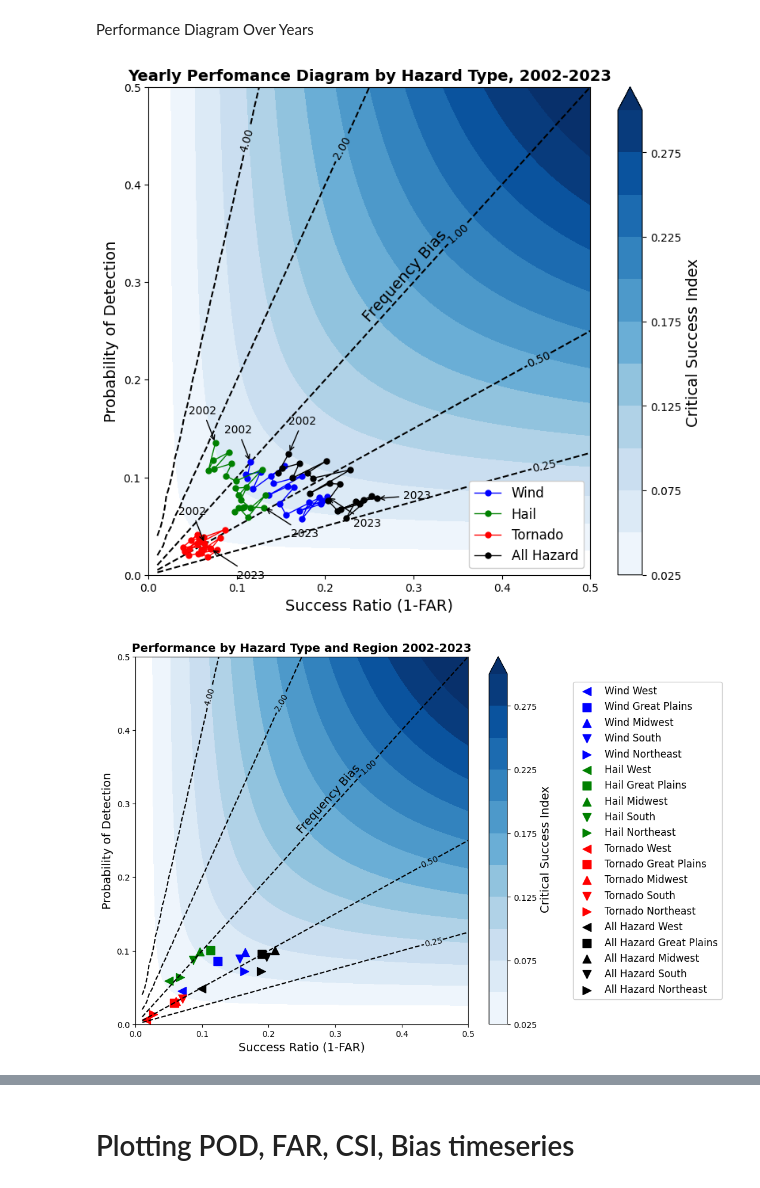
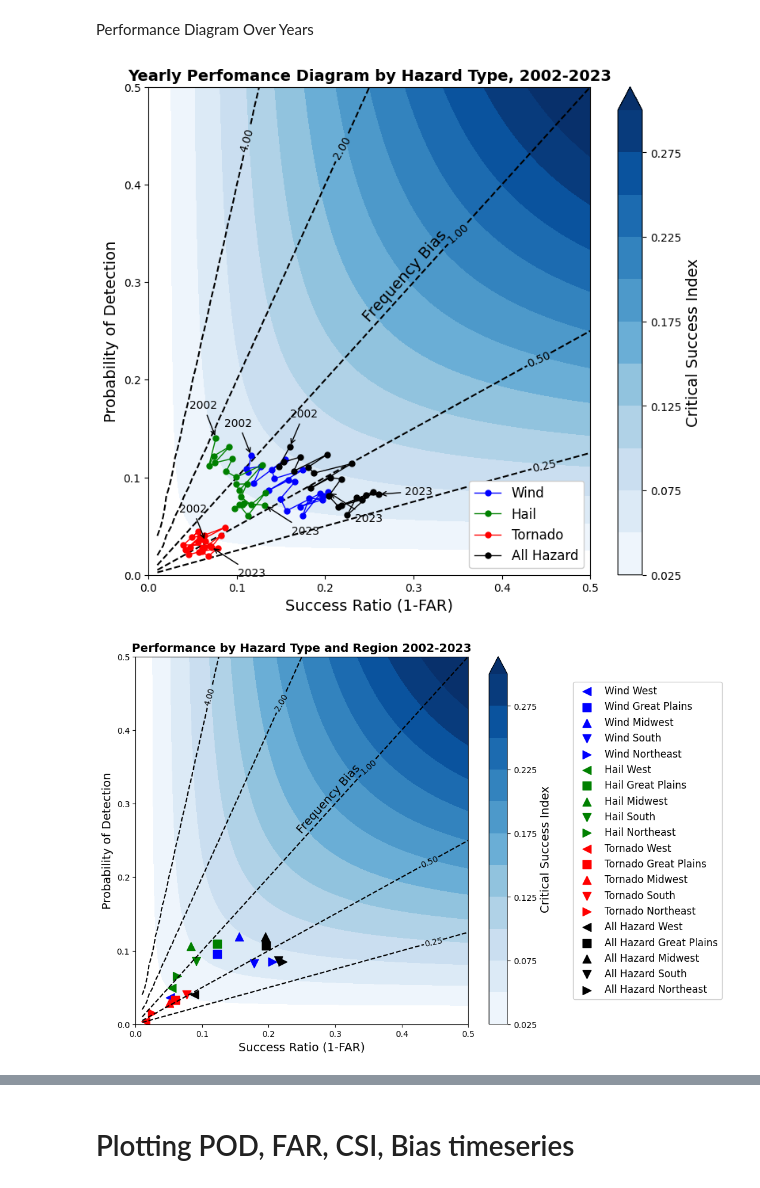
Before and after one commit to milesepstein13/severe-thunderstorm-analysis, a Jupyter notebook: create_performance_diagrams.ipynb, the cells around one changed output, grey strips where cells are left out. Drawn from its saved outputs; the diff is of its cells as text; code cells hidden in the pictures.

Commit message:
limited contingency domain to CONUS for performance diagrams and subset regional PD by region of points, not day

```diff
--- a/create_performance_diagrams.ipynb
+++ b/create_performance_diagrams.ipynb
@@ -7,2 +66,2 @@ from utils_filter import *
 # %%
-contingencies = xr.load_dataset('data/contingency/contingency.nc')
+contingencies = xr.load_dataset('data/contingency/contingency_regions.nc')
@@ -12,6 +87,3 @@ pph = xr.load_dataset('data/pph/labelled_pph.nc')
 missing_dates = ['200204190000', '200204200000', '200204210000', '200204250000', '200205060000', '200205250000', '200207310000', '200208130000', '200208300000', '200211090000', '200212230000', '200302030000', '200303250000', '200304140000', '200304150000', '200304160000', '200305100000', '200306250000', '200306280000', '200307270000', '200307280000', '200309030000', '200312280000', '200404020000', '200404140000', '200405230000', '200408090000', '200410140000', '200503300000', '200506060000', '200508030000', '200701040000', '200905280000', '201105210000', '202005240000', '202106130000']
 pph = pph.sel(time=~pph['time'].isin(missing_dates))
 contingencies = contingencies.sel(time=~contingencies['time'].isin(missing_dates))
-# %%
-pph = xr.load_dataset('data/pph/labelled_pph.nc')
-pph['MAX_CAT'][pph['MAX_CAT'].isin(['MDT', 'HIGH'])][631:]
@@ -160,7 +214,7 @@ def QROC(q1s, q0s, obj_labels, colors, markers, filename = '', save = False, sho
         plt.show()
 # %%
 day3_dates = pph['time'][pph['time'] >= '200203300000']
-contingencies = contingencies.sel(time = day3_dates)
+contingencies = contingencies.sel(time = day3_dates, region = 'CONUS')
 pph = pph.sel(time = day3_dates)
 mdt_dates = pph['time'][pph['MAX_CAT'].isin(['MDT', 'HIGH'])]
 mdt_contingencies = contingencies.sel(time = mdt_dates)
@@ -306,37 +360,42 @@ for hazard in hazard_types:
     fars.append(year_contingencies['far'].sel(hazard = hazard, time=(year_contingencies.time.dt.month == 6) & (year_contingencies.time.dt.day == 1)))
 performance_diagram(pods, fars, hazard_types, ['blue', 'green', 'red', 'black'], ['o', 'o', 'o', 'o'], points = False, show = False, save = True, title = 'Yearly Perfomance Diagram by Hazard Type, 2002-2023', filename='plots/results/performance_diagram_all_years.png')
 # %% [output]
-[figure, old version]
+[figure, new version]
 # %%
+contingencies = xr.load_dataset('data/contingency/contingency_regions.nc')
+missing_dates = ['200204190000', '200204200000', '200204210000', '200204250000', '200205060000', '200205250000', '200207310000', '200208130000', '200208300000', '200211090000', '200212230000', '200302030000', '200303250000', '200304140000', '200304150000', '200304160000', '200305100000', '200306250000', '200306280000', '200307270000', '200307280000', '200309030000', '200312280000', '200404020000', '200404140000', '200405230000', '200408090000', '200410140000', '200503300000', '200506060000', '200508030000', '200701040000', '200905280000', '201105210000', '202005240000', '202106130000']
+contingencies = contingencies.sel(time=~contingencies['time'].isin(missing_dates))
+contingencies = contingencies.sel(time = day3_dates)
+
 # PD by region
 pods = []
 fars = []
 labels = []
 colors = []
 markers = []
 hazard_types= ['Wind', 'Hail', 'Tornado', 'All Hazard']
 regions = ['West', 'Great Plains', 'Midwest', 'South', 'Northeast']
 
 shape_dict = {
     'West': '<',
     'Great Plains': 's',
     'Midwest': '^',
     'South': 'v',
     'Northeast': '>'
 }
 
 for hazard in hazard_types:
     for region in regions:
-        c = contingencies.sel(hazard = hazard, time = contingencies['time'][(pph['REGION_M'] == region).values])
+        c = contingencies.sel(hazard = hazard, region = region)
 
         pods.append(np.array([c['a'].values.sum()/(c['a'].values.sum() + c['c'].values.sum())]))
         fars.append(np.array([c['b'].values.sum()/(c['a'].values.sum() + c['b'].values.sum())]))
 
         labels.append(hazard + ' ' + region)
         colors.append(color_dict[hazard])
         markers.append(shape_dict[region])
 
 performance_diagram(pods, fars, labels, colors, markers, title = "Performance by Hazard Type and Region 2002-2023", save = True, filename = 'plots/results/performacne_diagram_region.png')
 # %% [output]
-[figure, old version]
+[figure, new version]
 # %%
```
Also changed, not shown: parts of 8 cells of this notebook, 34 other files.
